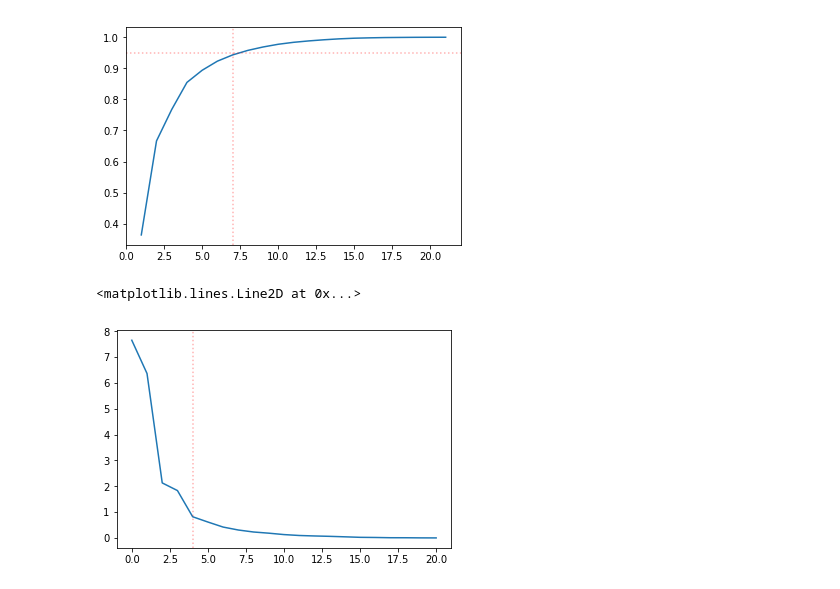
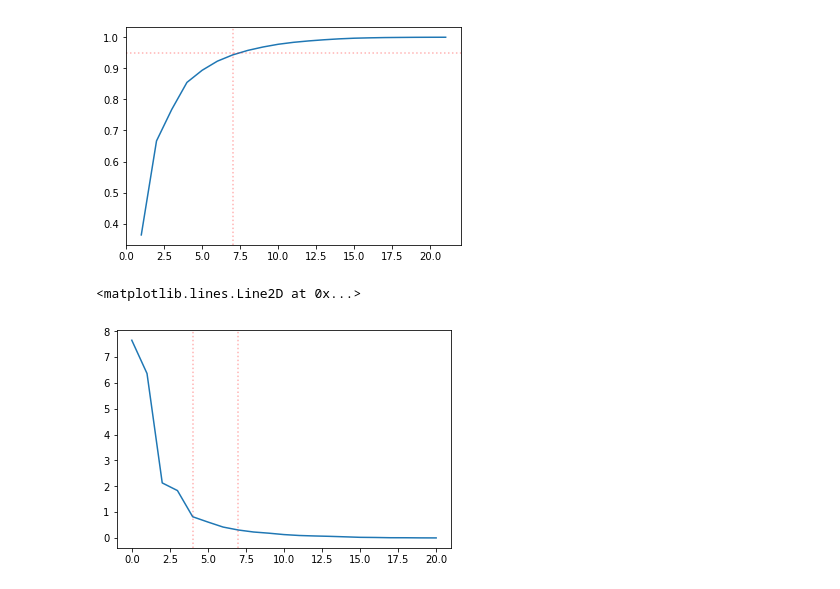
Before and after one commit to piovere/nucnotes, a Jupyter notebook: ne579/Homework/hw08/HW 08.ipynb, the cells around one changed output. Drawn from its saved outputs; the diff is of its cells as text; code cells hidden in the pictures.

```diff
--- a/ne579/Homework/hw08/HW 08.ipynb
+++ b/ne579/Homework/hw08/HW 08.ipynb
@@ -67,9 +69,10 @@ plt.axvline(x=7, color='r', linestyle=':', alpha=0.3)
 # %%
 plt.plot(pca.explained_variance_)
 plt.axvline(x=4, color='r', linestyle=':', alpha=0.3)
+plt.axvline(x=7, color='r', linestyle=':', alpha=0.3)
 # %% [output]
 <matplotlib.lines.Line2D at 0x...>
-[figure, old version]
+[figure, new version]
 # %%
 np.sum(pca.explained_variance_ratio_[:5])
 # %% [output]
```
Also changed, not shown: parts of 19 cells of this notebook.
